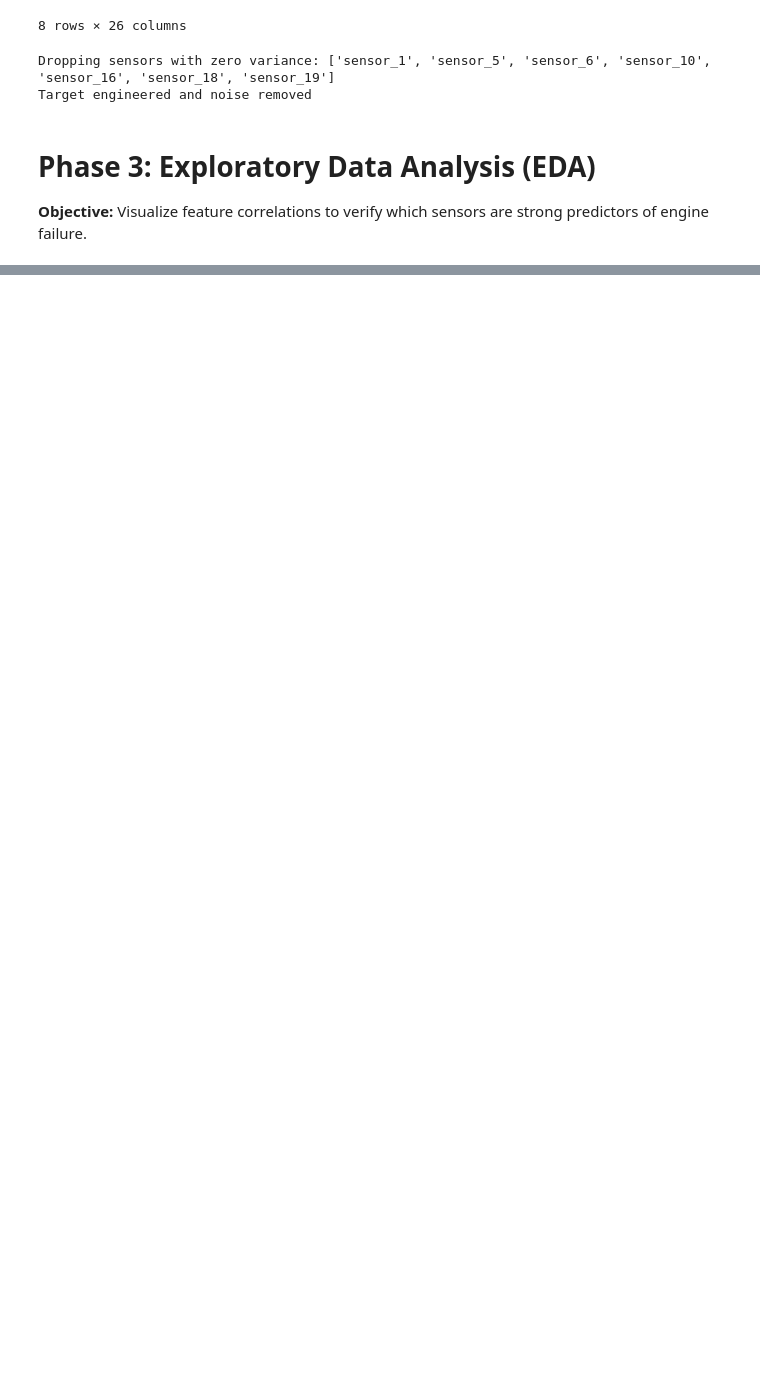
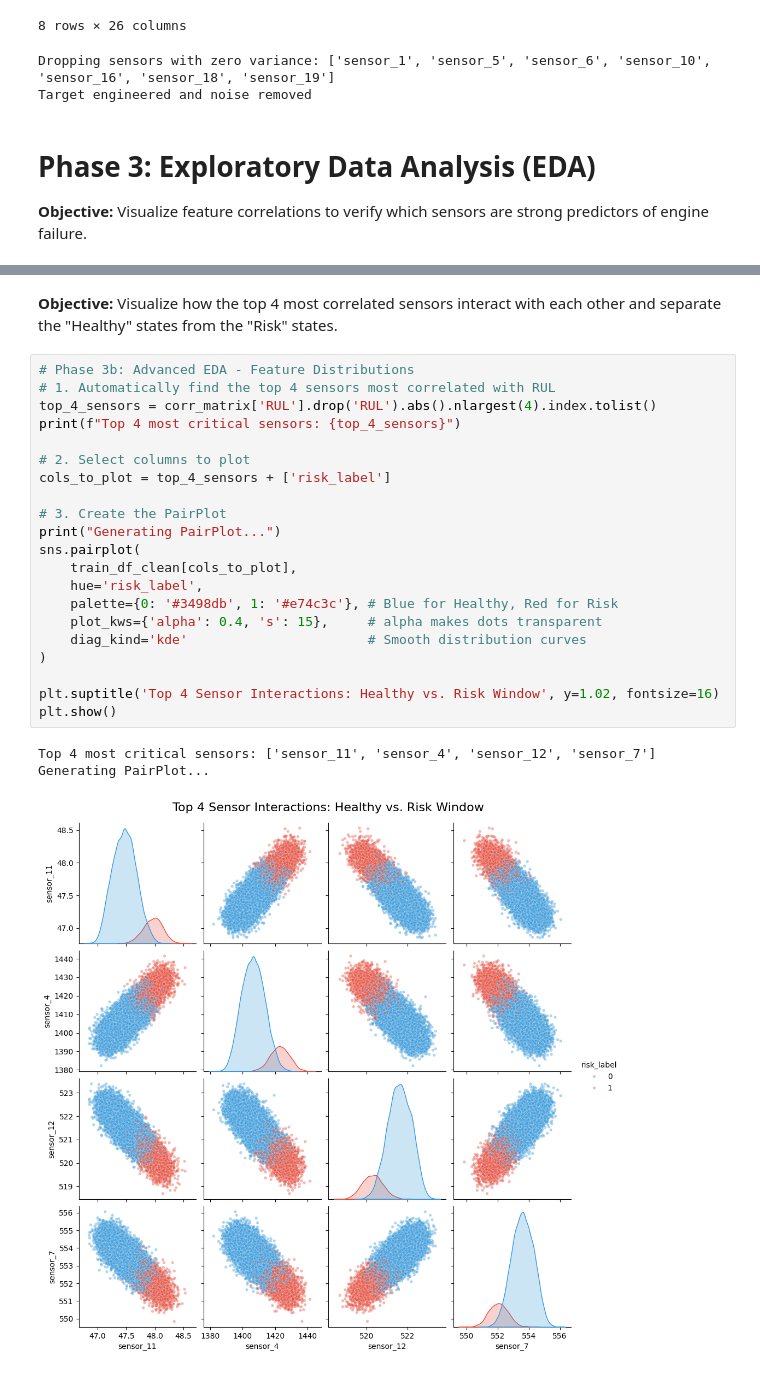
Before and after one commit to Sunnahboy/cmapss-predictive-maintenance, a Jupyter notebook: notebooks/01_eda_and_cleaning.ipynb, the cells around one changed output, grey strips where cells are left out. Cells and saved outputs as stored; diff of their text form; blank space fills up the shorter version.

```diff
--- a/notebooks/01_eda_and_cleaning.ipynb
+++ b/notebooks/01_eda_and_cleaning.ipynb
@@ -119,0 +120,28 @@ plt.show()
+# %% [markdown]
+
+**Objective:** Visualize how the top 4 most correlated sensors interact with each other and separate the "Healthy" states from the "Risk" states.
+# %%
+# Phase 3b: Advanced EDA - Feature Distributions
+# 1. Automatically find the top 4 sensors most correlated with RUL
+top_4_sensors = corr_matrix['RUL'].drop('RUL').abs().nlargest(4).index.tolist()
+print(f"Top 4 most critical sensors: {top_4_sensors}")
+
+# 2. Select columns to plot
+cols_to_plot = top_4_sensors + ['risk_label']
+
+# 3. Create the PairPlot
+print("Generating PairPlot...")
+sns.pairplot(
+    train_df_clean[cols_to_plot],
+    hue='risk_label',
+    palette={0: '#3498db', 1: '#e74c3c'}, # Blue for Healthy, Red for Risk
+    plot_kws={'alpha': 0.4, 's': 15},     # alpha makes dots transparent
+    diag_kind='kde'                       # Smooth distribution curves
+)
+
+plt.suptitle('Top 4 Sensor Interactions: Healthy vs. Risk Window', y=1.02, fontsize=16)
+plt.show()
+# %% [output]
+Top 4 most critical sensors: ['sensor_11', 'sensor_4', 'sensor_12', 'sensor_7']
+Generating PairPlot...
+[figure, added]
```
Also changed, not shown: parts of 5 cells of this notebook.
